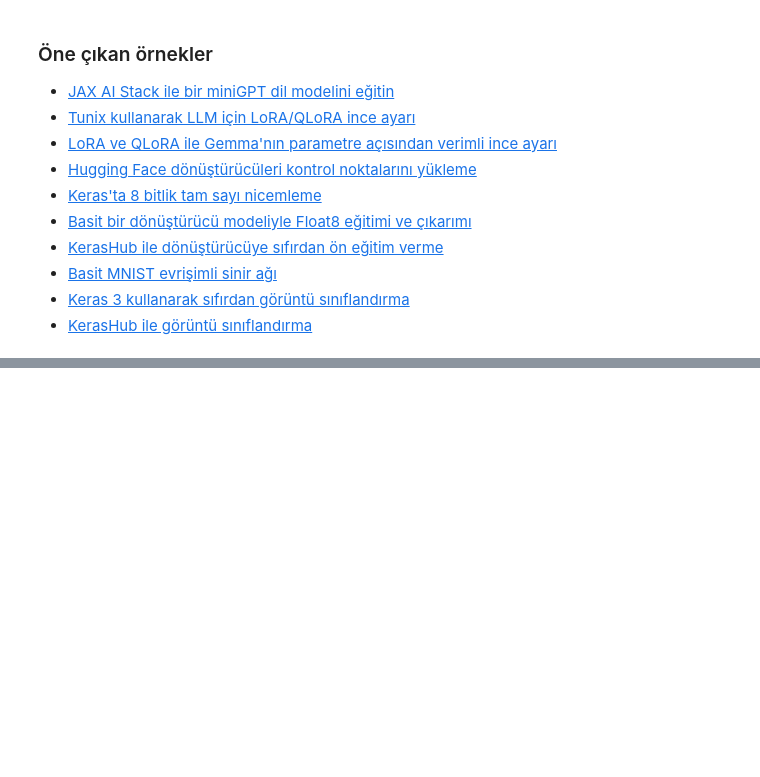
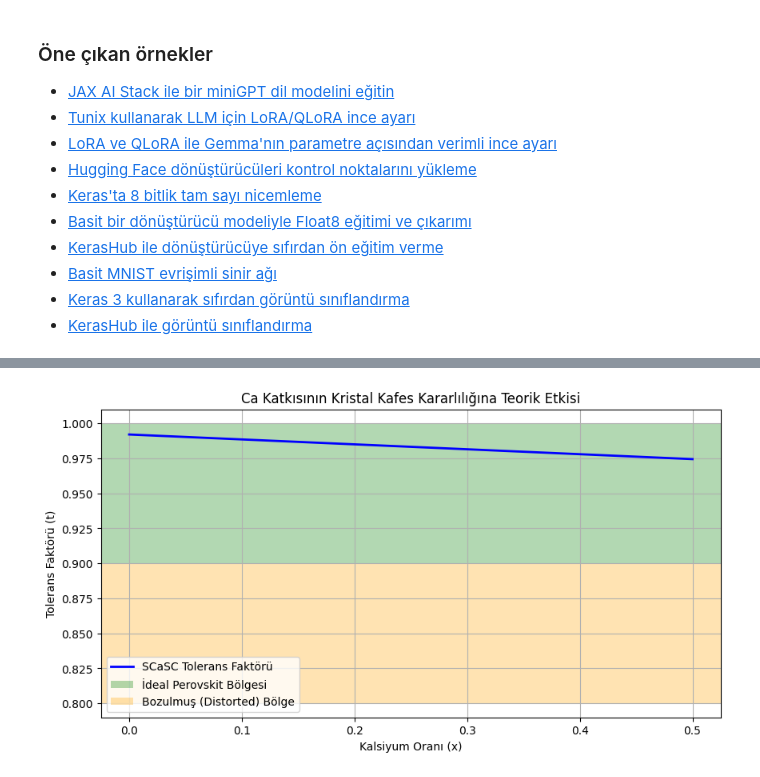
Before and after one commit to kadirrkirac/material-informatics, a Jupyter notebook: notebooks/SCaSC_Simulation_and_Data_Mining.ipynb, the cells around one changed output, grey strips where cells are left out. Saved outputs shown, nothing was run; the diff lists cells and outputs as text; code cells hidden in the pictures; blank space fills up the shorter version.

```diff
--- a/notebooks/SCaSC_Simulation_and_Data_Mining.ipynb
+++ b/notebooks/SCaSC_Simulation_and_Data_Mining.ipynb
@@ -394,0 +237,19 @@ Bağlantı Başarılı! İlk bulunan Material ID: mp-550781
+# %%
+import matplotlib.pyplot as plt
+import numpy as np
+
+def calculate_stability(ca_x, sm_y):
+    # Shannon İyonik Yarıçapları (Angstrom)
+    r_sr = 1.44  # Sr2+ (12-coord)
+    r_ca = 1.34  # Ca2+ (12-coord)
+    r_sm = 1.24  # Sm3+ (12-coord)
+    r_co = 0.61  # Co3+ (6-coord, high spin)
+    r_o  = 1.40  # O2-
+
+    # A sahası ortalama yarıçapı: (1-x-y)*Sr + x*Ca + y*Sm
+    r_a = (1 - ca_x - sm_y) * r_sr + ca_x * r_ca + sm_y * r_sm
+    r_b = r_co
+
+    # Goldschmidt Tolerans Faktörü Formülü
+    t = (r_a + r_o) / (np.sqrt(2) * (r_b + r_o))
+    return t
@@ -394,0 +259,18 @@ Bağlantı Başarılı! İlk bulunan Material ID: mp-550781
+# %%
+# Ca oranını %0'dan %50'ye kadar değiştiriyoruz (Sm %10 sabit)
+ca_rates = np.linspace(0, 0.5, 100)
+t_results = [calculate_stability(x, 0.1) for x in ca_rates]
+
+plt.figure(figsize=(10, 5))
+plt.plot(ca_rates, t_results, 'b-', linewidth=2, label='SCaSC Tolerans Faktörü')
+plt.axhspan(0.9, 1.0, facecolor='green', alpha=0.3, label='İdeal Perovskit Bölgesi')
+plt.axhspan(0.8, 0.9, facecolor='orange', alpha=0.3, label='Bozulmuş (Distorted) Bölge')
+
+plt.title("Ca Katkısının Kristal Kafes Kararlılığına Teorik Etkisi")
+plt.xlabel("Kalsiyum Oranı (x)")
+plt.ylabel("Tolerans Faktörü (t)")
+plt.legend()
+plt.grid(True)
+plt.show()
+# %% [output]
+[figure, added]
```
Also changed, not shown: parts of 14 cells of this notebook.
